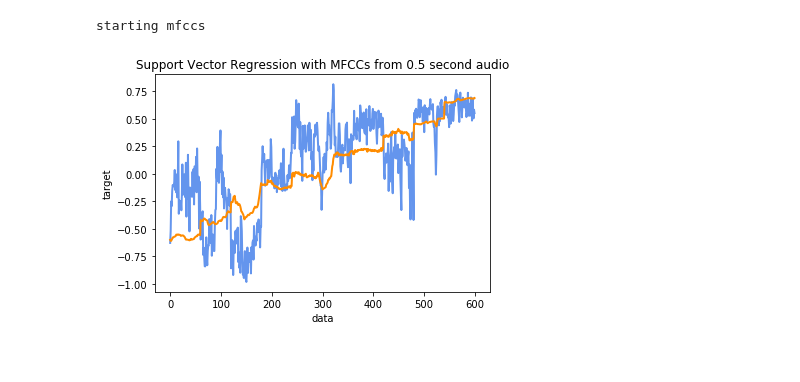
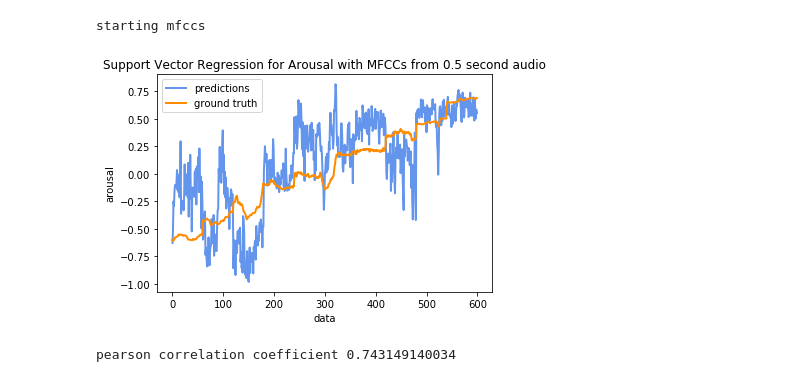
Before and after one commit to rytrose/MUSI-6201-Project, a Jupyter notebook: svm/Baseline.ipynb, the cells around one changed output. Cells and saved outputs as stored; diff of their text form; code cells hidden in the pictures.

Commit message:
tested mfcc on different lengths

```diff
--- a/svm/Baseline.ipynb
+++ b/svm/Baseline.ipynb
@@ -18,14 +18,17 @@ b.baseline()
 starting mfccs
 # %%
 import matplotlib.pyplot as plt
+import scipy
 predictions = b.clf.predict(b.test_arousal_mfcc)
 lw = 2
-plt.plot(np.array(range(len(predictions))), predictions, color='cornflowerblue', lw=lw)
-plt.plot(np.array(range(len(b.test_arousal_labels))), b.test_arousal_labels, color='darkorange', lw=lw)
+plt.plot(np.array(range(len(predictions))), predictions, color='cornflowerblue', lw=lw, label='predictions')
+plt.plot(np.array(range(len(b.test_arousal_labels))), b.test_arousal_labels, color='darkorange', lw=lw, label='ground truth')
 plt.xlabel('data')
-plt.ylabel('target')
-plt.title('Support Vector Regression with MFCCs from 0.5 second audio')
+plt.ylabel('arousal')
+plt.title('Support Vector Regression for Arousal with MFCCs from 0.5 second audio')
 plt.legend()
 plt.show()
+print 'pearson correlation coefficient', (np.corrcoef(predictions, b.test_arousal_labels)[0, 1])
 # %% [output]
-[figure, old version]
+[figure, new version]
+pearson correlation coefficient 0.743149140034
```
Also changed, not shown: parts of 5 cells of this notebook, 2 other files.
